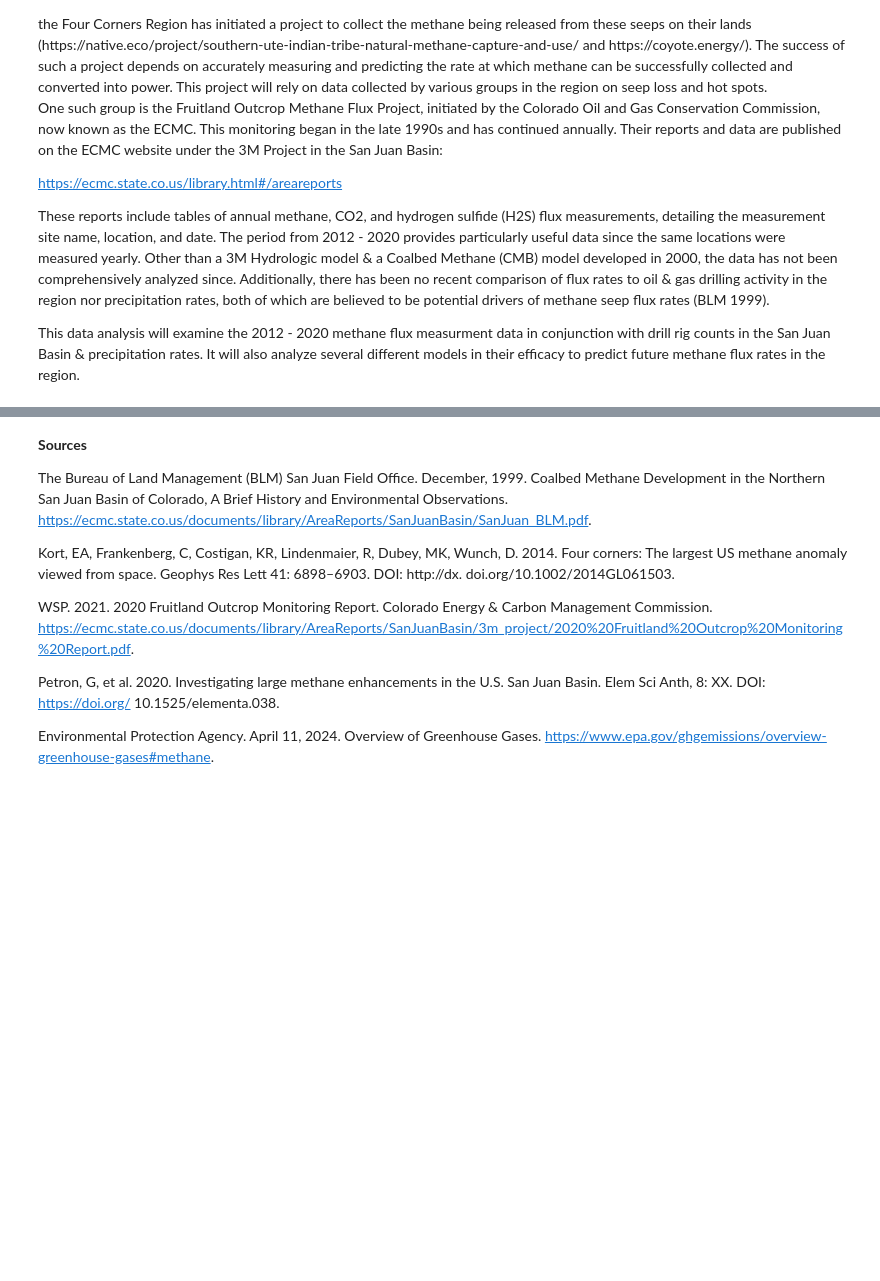
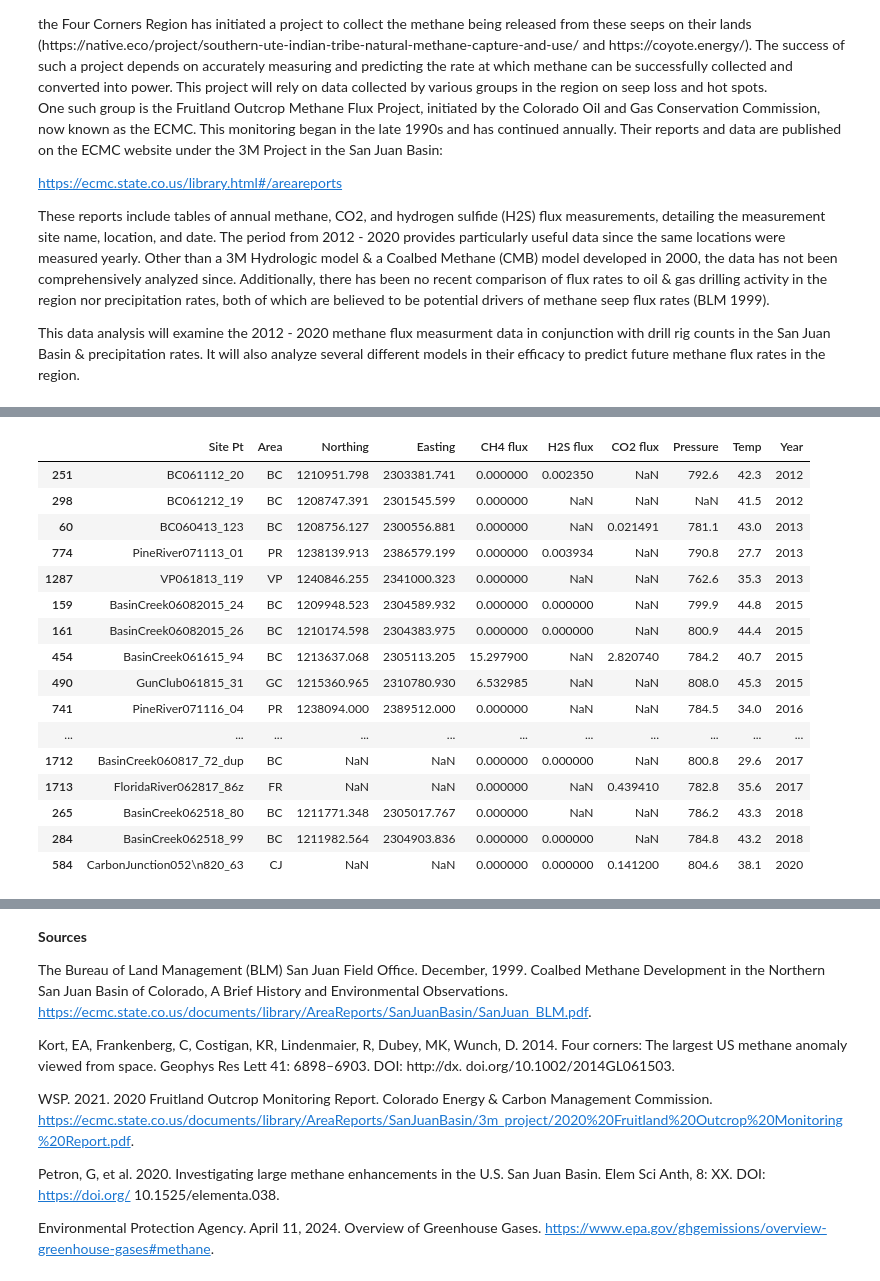
Before and after one commit to amyvoit/4_Corners_Methane_Seep, a Jupyter notebook: MethaneSeep.ipynb, the cells around one changed output, grey strips where cells are left out. Saved outputs shown, nothing was run; the diff lists cells and outputs as text; code cells hidden in the pictures; blank space fills up the shorter version.

```diff
--- a/MethaneSeep.ipynb
+++ b/MethaneSeep.ipynb
@@ -97,0 +72,8 @@ DateParseError: Unknown datetime string format, unable to parse: 29‐05‐2012
+# %%
+#Also want to change Date Time to just the year because these are annual measurements so I'm less concerned about the specific date/time
+#they were taken for now
+df_methane['Year'] = df_methane['Date Time'].dt.year
+# %%
+#Removing some columns - I really only want to look at the flux & I know that names wasn't something consistently tracked in the datasets
+#so I'm removing that from here. Also removing the original DT column
+df_methane.drop(columns = ['CH4 slope', 'H2S slope', 'CO2 slope', 'Date Time'], inplace= True)
@@ -97,0 +103,22 @@ DateParseError: Unknown datetime string format, unable to parse: 29‐05‐2012
+# %%
+#Just checking out what rows are left
+na_rows = df_methane[df_methane.isna().any(axis=1)]
+na_rows
+# %% [output]
+|  | Site Pt | Area | Northing | Easting | CH4 flux | H2S flux | CO2 flux | Pressure | Temp | Year |
+| 251 | BC061112_20 | BC | 1210951.798 | 2303381.741 | 0.000000 | 0.002350 | NaN | 792.6 | 42.3 | 2012 |
+| 298 | BC061212_19 | BC | 1208747.391 | 2301545.599 | 0.000000 | NaN | NaN | NaN | 41.5 | 2012 |
+| 60 | BC060413_123 | BC | 1208756.127 | 2300556.881 | 0.000000 | NaN | 0.021491 | 781.1 | 43.0 | 2013 |
+| 774 | PineRiver071113_01 | PR | 1238139.913 | 2386579.199 | 0.000000 | 0.003934 | NaN | 790.8 | 27.7 | 2013 |
+| 1287 | VP061813_119 | VP | 1240846.255 | 2341000.323 | 0.000000 | NaN | NaN | 762.6 | 35.3 | 2013 |
+| 159 | BasinCreek06082015_24 | BC | 1209948.523 | 2304589.932 | 0.000000 | 0.000000 | NaN | 799.9 | 44.8 | 2015 |
+| 161 | BasinCreek06082015_26 | BC | 1210174.598 | 2304383.975 | 0.000000 | 0.000000 | NaN | 800.9 | 44.4 | 2015 |
+| 454 | BasinCreek061615_94 | BC | 1213637.068 | 2305113.205 | 15.297900 | NaN | 2.820740 | 784.2 | 40.7 | 2015 |
+| 490 | GunClub061815_31 | GC | 1215360.965 | 2310780.930 | 6.532985 | NaN | NaN | 808.0 | 45.3 | 2015 |
+| 741 | PineRiver071116_04 | PR | 1238094.000 | 2389512.000 | 0.000000 | NaN | NaN | 784.5 | 34.0 | 2016 |
+| ... | ... | ... | ... | ... | ... | ... | ... | ... | ... | ... |
+| 1712 | BasinCreek060817_72_dup | BC | NaN | NaN | 0.000000 | 0.000000 | NaN | 800.8 | 29.6 | 2017 |
+| 1713 | FloridaRiver062817_86z | FR | NaN | NaN | 0.000000 | NaN | 0.439410 | 782.8 | 35.6 | 2017 |
+| 265 | BasinCreek062518_80 | BC | 1211771.348 | 2305017.767 | 0.000000 | NaN | NaN | 786.2 | 43.3 | 2018 |
+| 284 | BasinCreek062518_99 | BC | 1211982.564 | 2304903.836 | 0.000000 | 0.000000 | NaN | 784.8 | 43.2 | 2018 |
+| 584 | CarbonJunction052\n820_63 | CJ | NaN | NaN | 0.000000 | 0.000000 | 0.141200 | 804.6 | 38.1 | 2020 |
```
Also changed, not shown: parts of 45 cells of this notebook, 12 other files.
